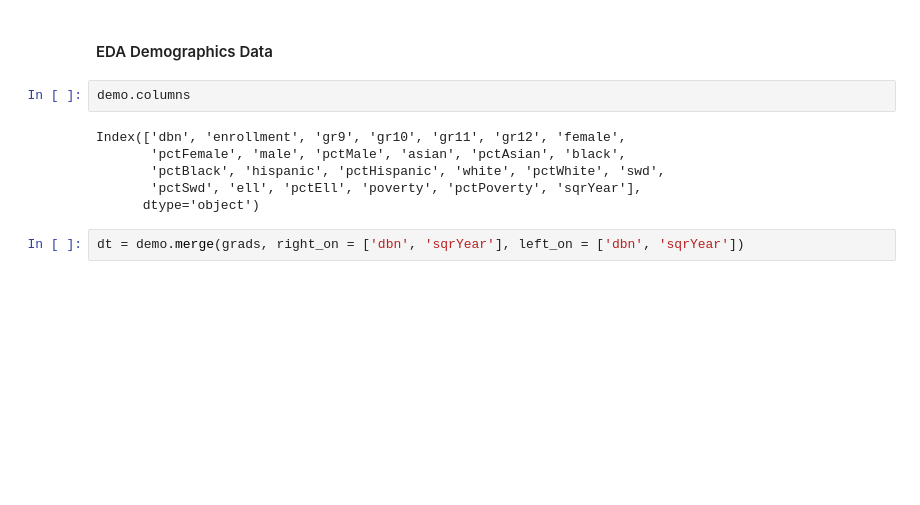
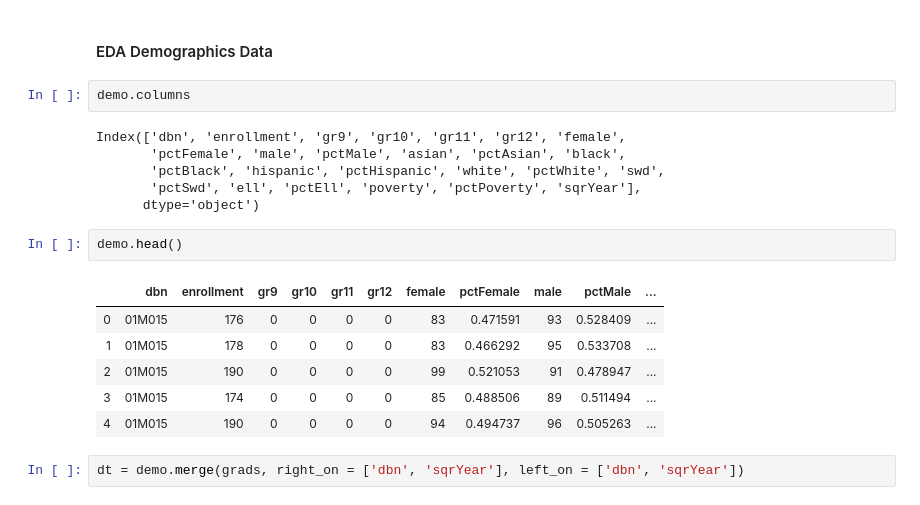
Before and after one commit to meiguan/covid19SchoolsNYC, a Jupyter notebook: eda_public_datasets.ipynb, the cells around one changed output. Saved outputs shown, nothing was run; the diff lists cells and outputs as text; blank space fills up the shorter version.

```diff
--- a/eda_public_datasets.ipynb
+++ b/eda_public_datasets.ipynb
@@ -325,5 +360,14 @@ Index(['dbn', 'enrollment', 'gr9', 'gr10', 'gr11', 'gr12', 'female',
        'pctBlack', 'hispanic', 'pctHispanic', 'white', 'pctWhite', 'swd',
        'pctSwd', 'ell', 'pctEll', 'poverty', 'pctPoverty', 'sqrYear'],
       dtype='object')
+# %%
+demo.head()
+# %% [output]
+|  | dbn | enrollment | gr9 | gr10 | gr11 | gr12 | female | pctFemale | male | pctMale | ... |
+| 0 | 01M015 | 176 | 0 | 0 | 0 | 0 | 83 | 0.471591 | 93 | 0.528409 | ... |
+| 1 | 01M015 | 178 | 0 | 0 | 0 | 0 | 83 | 0.466292 | 95 | 0.533708 | ... |
+| 2 | 01M015 | 190 | 0 | 0 | 0 | 0 | 99 | 0.521053 | 91 | 0.478947 | ... |
+| 3 | 01M015 | 174 | 0 | 0 | 0 | 0 | 85 | 0.488506 | 89 | 0.511494 | ... |
+| 4 | 01M015 | 190 | 0 | 0 | 0 | 0 | 94 | 0.494737 | 96 | 0.505263 | ... |
 # %%
 dt = demo.merge(grads, right_on = ['dbn', 'sqrYear'], left_on = ['dbn', 'sqrYear'])
```
Also changed, not shown: parts of 20 cells of this notebook, 2 other files.
